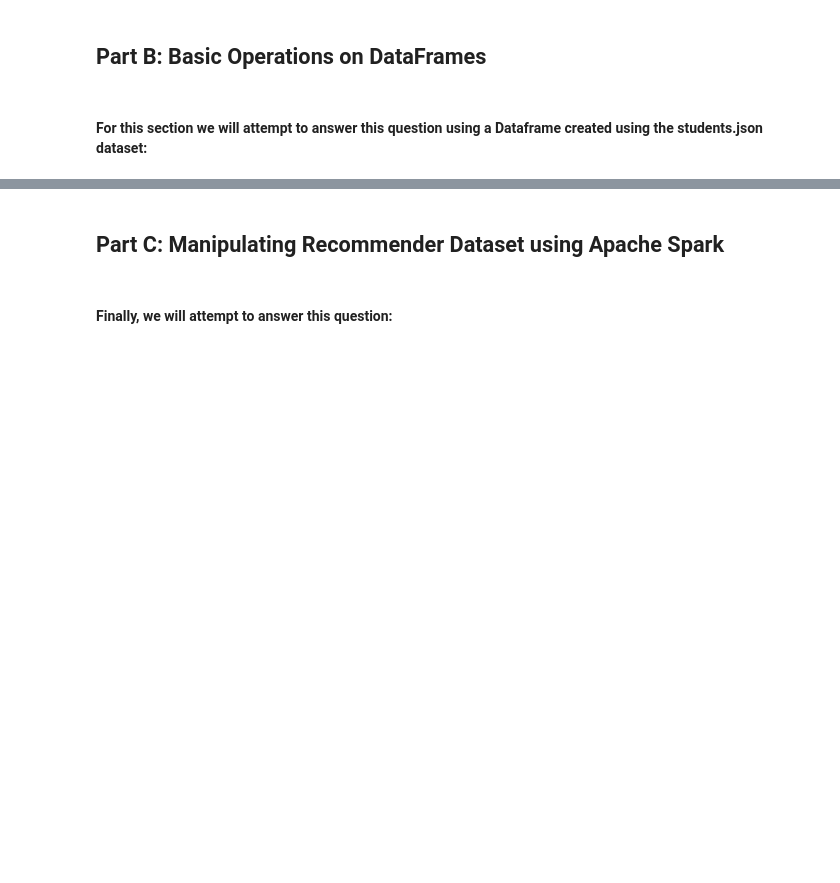
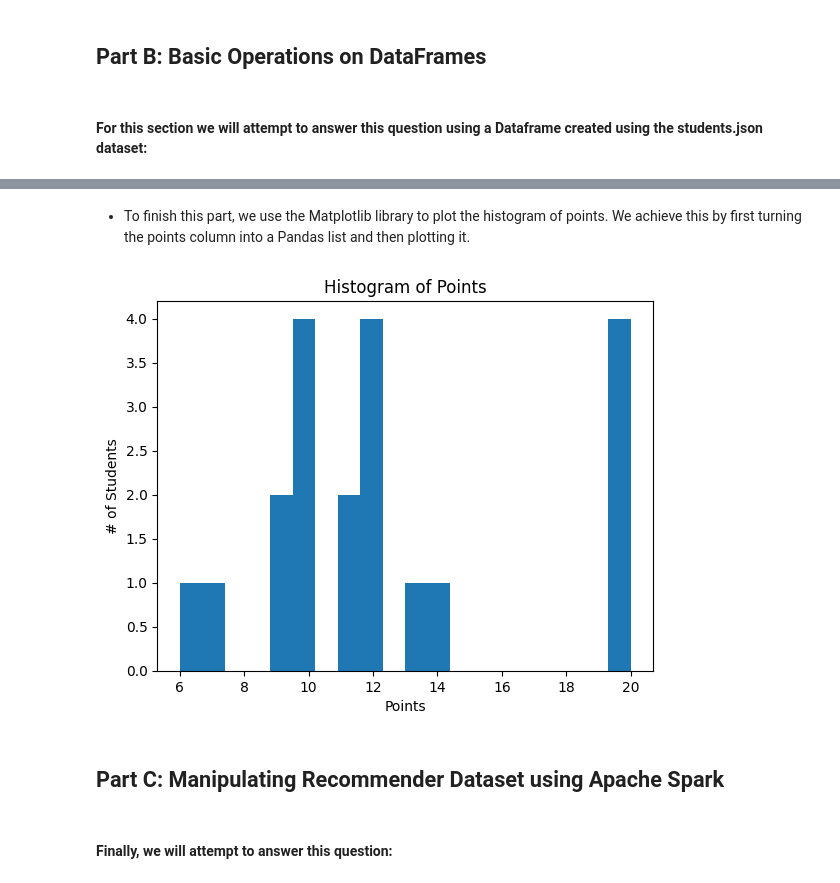
Before and after one commit to AlbertHunduza/Spark-Data-Analytics-Playground, a Jupyter notebook: spark_da_playground.ipynb, the cells around one changed output, grey strips where cells are left out. Saved outputs shown, nothing was run; the diff lists cells and outputs as text; code cells hidden in the pictures; blank space fills up the shorter version.

```diff
--- a/spark_da_playground.ipynb
+++ b/spark_da_playground.ipynb
@@ -18,0 +184,20 @@ sc
+# %%
+students_df_date_reformatted = students_df_fill_string.withColumn(
+    "dob",
+    F.when(
+        F.to_date(F.col("dob"), "MMMM dd, yyyy").isNotNull(),
+        F.to_date(F.col("dob"), "MMMM dd, yyyy")  # for date with format 'October 14, 1983'
+    ).otherwise(
+        F.when(
+            F.to_date(F.col("dob"), "dd MMMM yy").isNotNull(),
+            F.to_date(F.col("dob"), "dd MMMM yy")  # for date with format '30 December 1987'
+        )
+    )
+)
+
+students_df_date_reformatted = students_df_date_reformatted.withColumn("dob", F.date_format(F.to_date("dob", "dd MMM yyyy"), "dd-MM-yyyy"))  # reformats new date to 'DD-MM-YYYY'
+
+# Replace null values created in above operations in "dob" column with 'unknown'
+students_df_date_reformatted = students_df_date_reformatted.withColumn("dob", F.when(F.col("dob").isNull(), "unknown").otherwise(F.col("dob")))
+
+students_df_date_reformatted.show(5)
@@ -18,0 +219,12 @@ sc
+# %%
+# calculate student age in months
+students_df_with_months = students_df_date_reformatted.withColumn('age_in_months', F.months_between(F.current_date(), F.to_date(F.col('dob'), 'dd-MM-yyyy')))
+
+# Calculate age in years and store as a whole integer in 'age' column
+students_df_with_age = students_df_with_months.withColumn('age', (F.col('age_in_months') / 12).cast('int')).drop('age_in_months')
+
+# Change null values in 'age' column to 'unknown'
+students_df_with_age = students_df_with_age.withColumn('age', F.when(F.col('age').isNull(), 'unknown').otherwise(F.col('age')))
+
+# Show the DataFrame
+students_df_with_age.show()
@@ -18,0 +267,3 @@ sc
+# %%
+students_df_final = students_df_with_age.withColumn("points", F.when(students_df_with_age.points >= 15, 20).otherwise(students_df_with_age.points)) # updates points conditionally
+students_df_final.show()
@@ -19,3 +288,16 @@ sc
+# %% [markdown]
+* To finish this part, we use the Matplotlib library to plot the histogram of points. We achieve this by first turning the points column into a Pandas list and then plotting it.
+# %%
+import matplotlib.pyplot as plt # necessary for plotting
+points = students_df_final.toPandas()['points'].values.tolist() # creates list of points
+
+plt.hist(points, bins=20) # plots histogram
+plt.title('Histogram of Points')
+plt.xlabel('Points')
+plt.ylabel('# of Students')
+plt.show()
+# %% [output]
+[figure, added]
 # %% [markdown]
 ## Part C: Manipulating Recommender Dataset using Apache Spark
 # %% [markdown]
```
Also changed, not shown: parts of 60 cells of this notebook.
